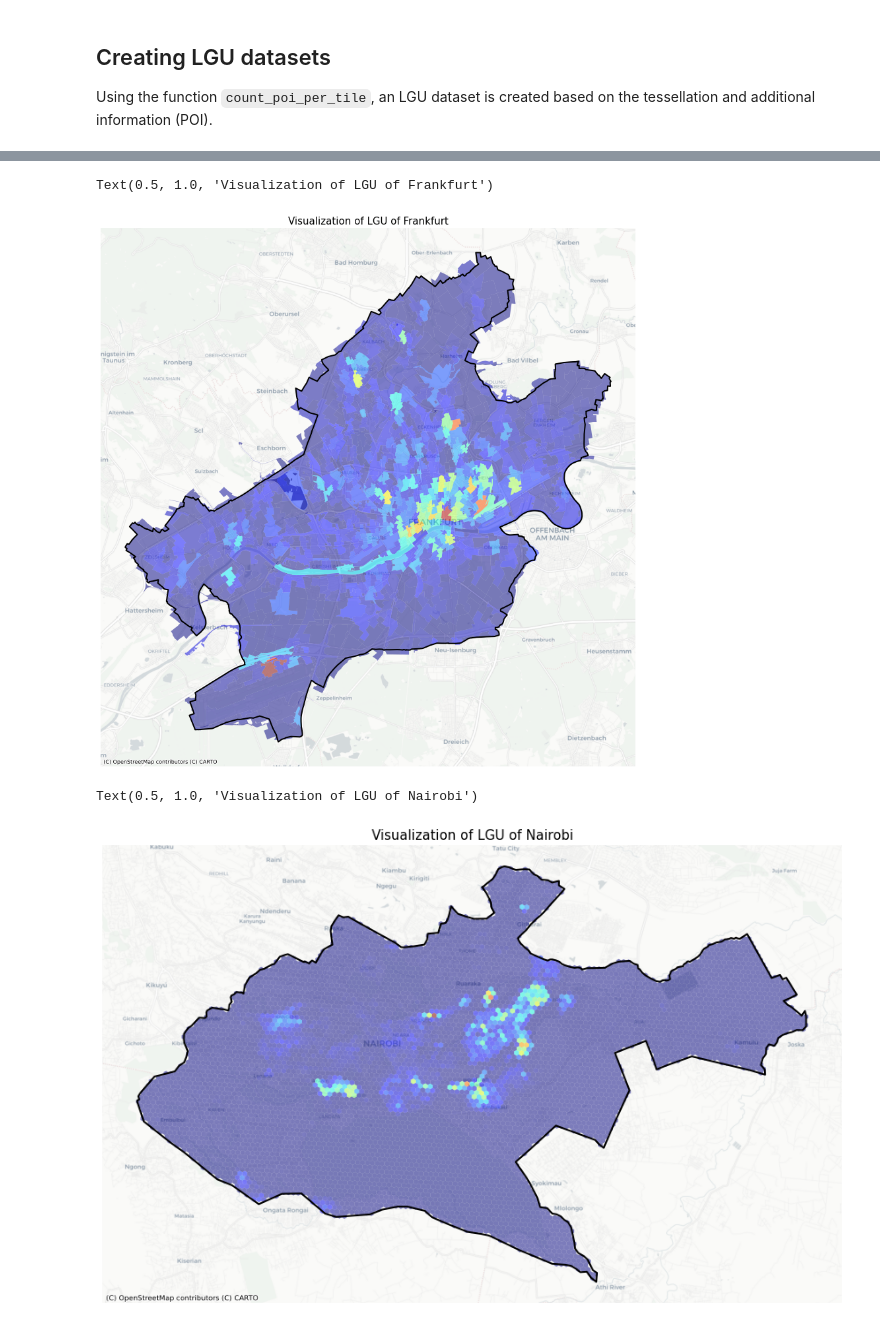
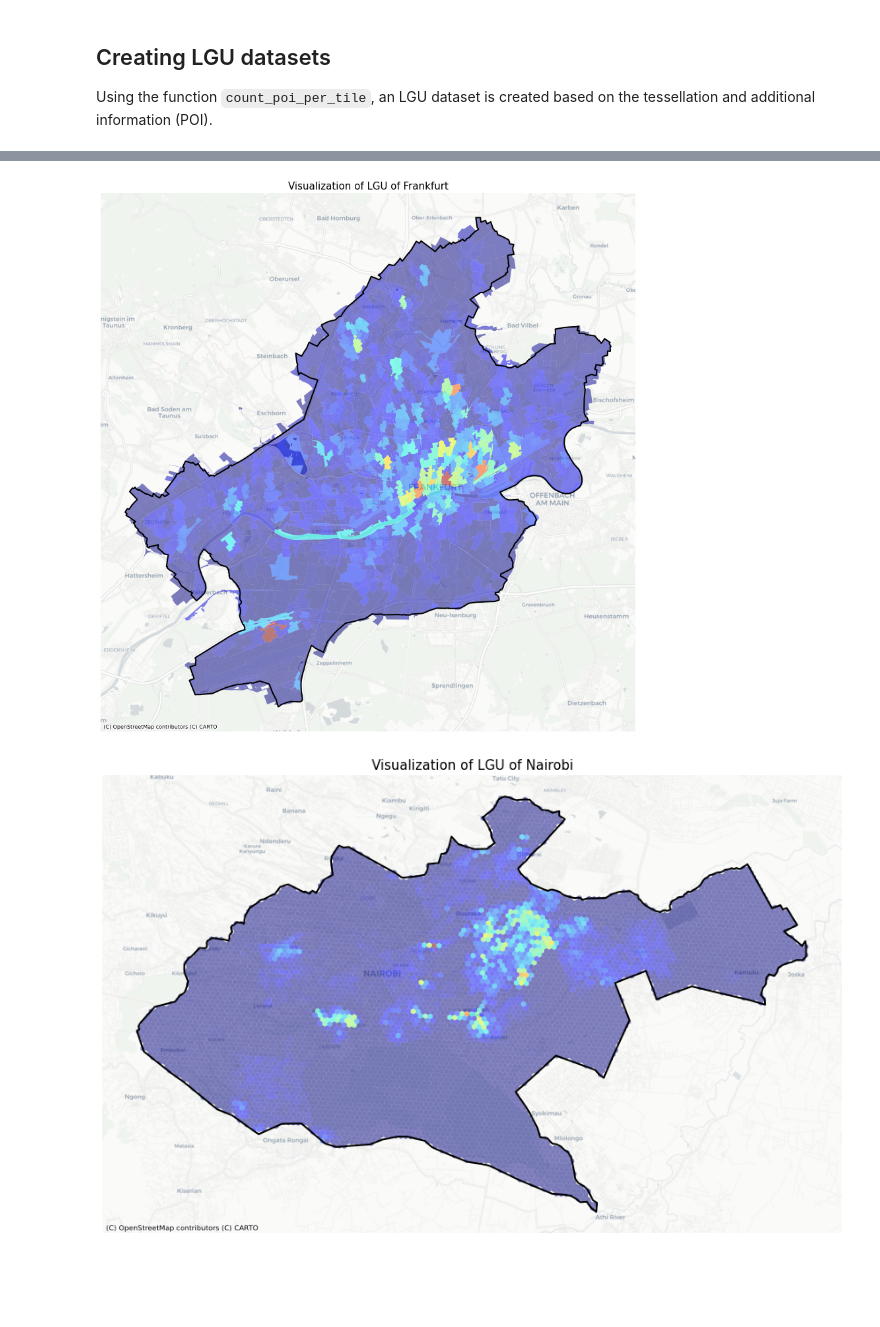
Before and after one commit to siavash-saki/tesspy, a Jupyter notebook: docs/source/example_notebooks/07_LocalGeographicUnits.ipynb, the cells around one changed output, grey strips where cells are left out. Saved outputs shown, nothing was run; the diff lists cells and outputs as text; code cells hidden in the pictures; blank space fills up the shorter version.

```diff
--- a/docs/source/example_notebooks/07_LocalGeographicUnits.ipynb
+++ b/docs/source/example_notebooks/07_LocalGeographicUnits.ipynb
@@ -32,26 +31,6 @@ MultiPolygon found. Splitting it up...
 
 Using the function `count_poi_per_tile`, an LGU dataset is created based on the tessellation and additional information (POI).
 # %%
-gdf_africa_hex = count_poi_per_tile(
-    "Nairobi", africa_hex, method="hexagons", poi_categories=["amenity", "building"]
-)
-gdf_ffm_cb = count_poi_per_tile(
-    "Frankfurt",
-    ffm_cb,
-    method="city_blocks",
-    poi_categories=["amenity", "leisure", "office"],
-)
+gdf_africa_hex = count_poi_per_tile("Nairobi", africa_hex, poi_categories=["amenity","building"])
+gdf_ffm_cb = count_poi_per_tile("Frankfurt", ffm_cb, poi_categories=["amenity","leisure", "office"])
-# %%
-cols_ffm = [s for s in gdf_ffm_cb.columns if "count" in s]
-cols_africa = [s for s in gdf_africa_hex.columns if "count" in s]
-
-
-gdf_ffm_cb["overall_count"] = np.zeros(len(gdf_ffm_cb))
-for col in cols_ffm:
-    gdf_ffm_cb["overall_count"] += gdf_ffm_cb[col]
-
-
-gdf_africa_hex["overall_count"] = np.zeros(len(gdf_africa_hex))
-for col in cols_africa:
-    gdf_africa_hex["overall_count"] += gdf_africa_hex[col]
 # %%
@@ -75,32 +68,31 @@ gdf_africa_hex.head()
+# %%
+gdf_africa_hex["overall_count"]=gdf_africa_hex.iloc[:,-2:].sum(axis=1)
+gdf_ffm_cb["overall_count"]=gdf_ffm_cb.iloc[:,-3:].sum(axis=1)
 # %%
-fig, axs = plt.subplots(figsize=(15, 15))
+fig, axs = plt.subplots(figsize=(15,15))
 
-ffm.get_polygon().to_crs("EPSG:3857").boundary.plot(ax=axs, linewidth=2, color="black")
-gdf_ffm_cb.to_crs("EPSG:3857").plot(
-    column="overall_count", cmap="jet", ax=axs, alpha=0.5
-)
-ctx.add_basemap(ax=axs, source=ctx.providers.CartoDB.Positron, crs="EPSG:3857")
+ffm.get_polygon().to_crs('EPSG:3857').boundary.plot(ax=axs, linewidth=2, color='black')
+gdf_ffm_cb.to_crs('EPSG:3857').plot(column='overall_count',cmap='jet', ax=axs,alpha=0.5)
+ctx.add_basemap(ax=axs, source=ctx.providers.CartoDB.Positron, crs='EPSG:3857')
 
 
-axs.axis("off")
+axs.axis('off')
 axs.set_title(f"Visualization of LGU of Frankfurt", fontsize=15)
+
+plt.show()
 # %% [output]
-Text(0.5, 1.0, 'Visualization of LGU of Frankfurt')
-[figure, old version]
+[figure, new version]
 # %%
-fig, axs = plt.subplots(figsize=(15, 15))
+fig, axs = plt.subplots(figsize=(15,15))
 
-africa.get_polygon().to_crs("EPSG:3857").boundary.plot(
-    ax=axs, linewidth=2, color="black"
-)
-gdf_africa_hex.to_crs("EPSG:3857").plot(
-    column="overall_count", cmap="jet", ax=axs, alpha=0.5
-)
-ctx.add_basemap(ax=axs, source=ctx.providers.CartoDB.Positron, crs="EPSG:3857")
+africa.get_polygon().to_crs('EPSG:3857').boundary.plot(ax=axs, linewidth=2, color='black')
+gdf_africa_hex.to_crs('EPSG:3857').plot(column='overall_count',cmap='jet', ax=axs,alpha=0.5)
+ctx.add_basemap(ax=axs, source=ctx.providers.CartoDB.Positron, crs='EPSG:3857')
 
 
-axs.axis("off")
+axs.axis('off')
 axs.set_title(f"Visualization of LGU of Nairobi", fontsize=15)
+
+plt.show()
 # %% [output]
-Text(0.5, 1.0, 'Visualization of LGU of Nairobi')
-[figure, old version]
+[figure, new version]
```
Also changed, not shown: parts of 3 cells of this notebook.
